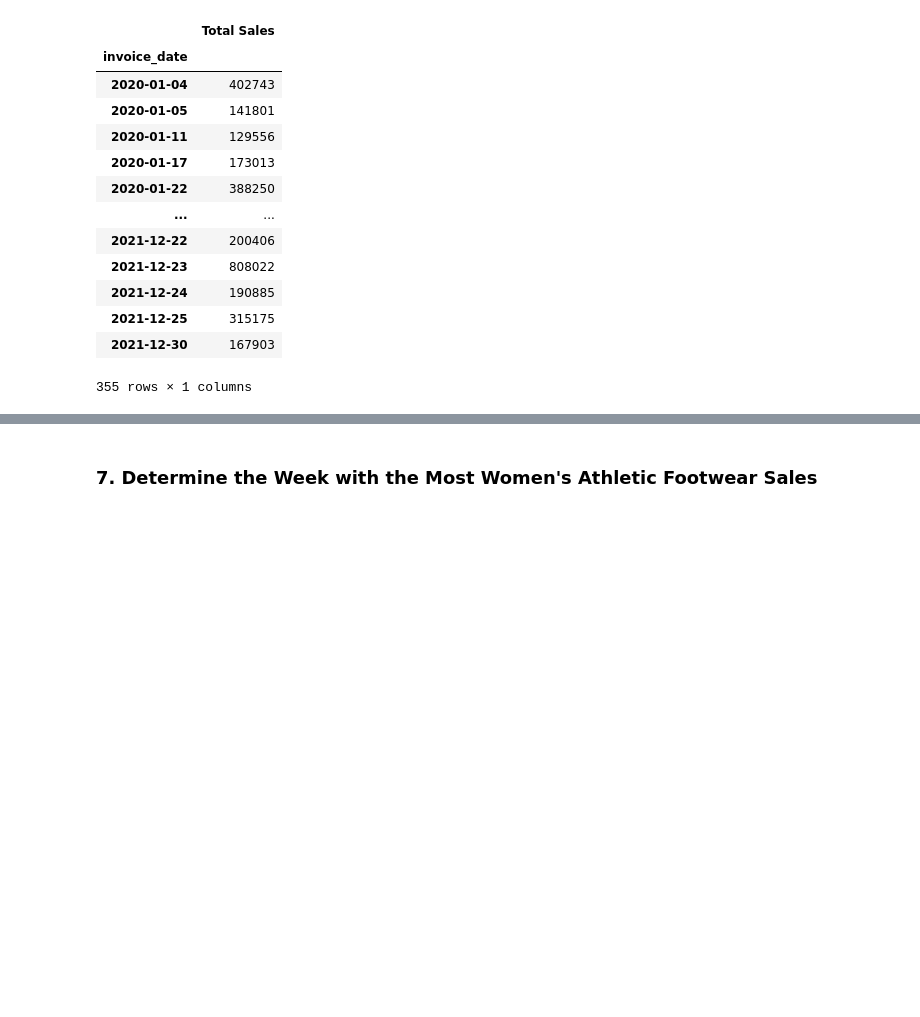
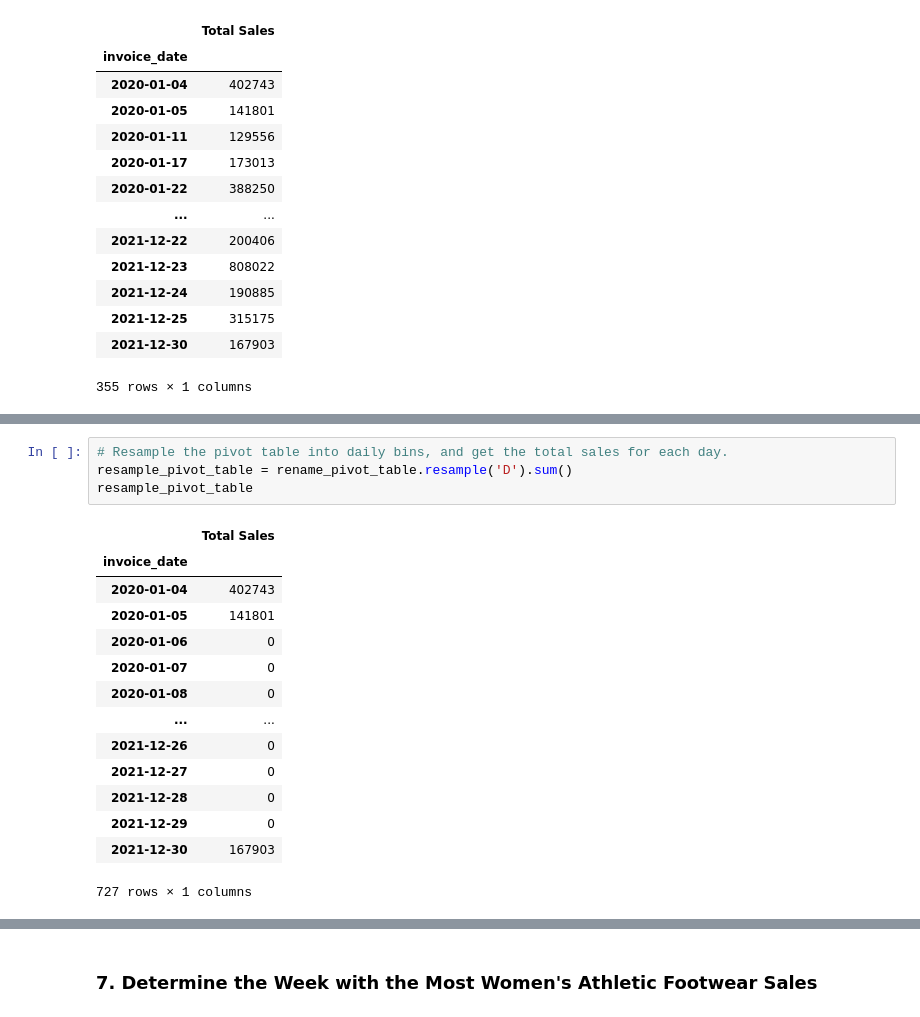
Before and after one commit to kerialexander/athletic_sales_analysis, a Jupyter notebook: Starter_Code/athletic_sales_analysis.ipynb, the cells around one changed output, grey strips where cells are left out. Cells and saved outputs as stored; diff of their text form; blank space fills up the shorter version.

```diff
--- a/Starter_Code/athletic_sales_analysis.ipynb
+++ b/Starter_Code/athletic_sales_analysis.ipynb
@@ -385,3 +417,22 @@ resample_pivot_table.nlargest(10, 'Total_Sales')
 | 2021-06-24 | 884238 |
 | 2021-07-09 | 869054 |
 | 2021-08-10 | 839120 |
+# %%
+# Resample the pivot table into daily bins, and get the total sales for each day.
+resample_pivot_table = rename_pivot_table.resample('D').sum()
+resample_pivot_table
+# %% [output]
+|  | Total Sales |
+| invoice_date |  |
+| 2020-01-04 | 402743 |
+| 2020-01-05 | 141801 |
+| 2020-01-06 | 0 |
+| 2020-01-07 | 0 |
+| 2020-01-08 | 0 |
+| ... | ... |
+| 2021-12-26 | 0 |
+| 2021-12-27 | 0 |
+| 2021-12-28 | 0 |
+| 2021-12-29 | 0 |
+| 2021-12-30 | 167903 |
+727 rows × 1 columns
```
Also changed, not shown: parts of 9 cells of this notebook.
